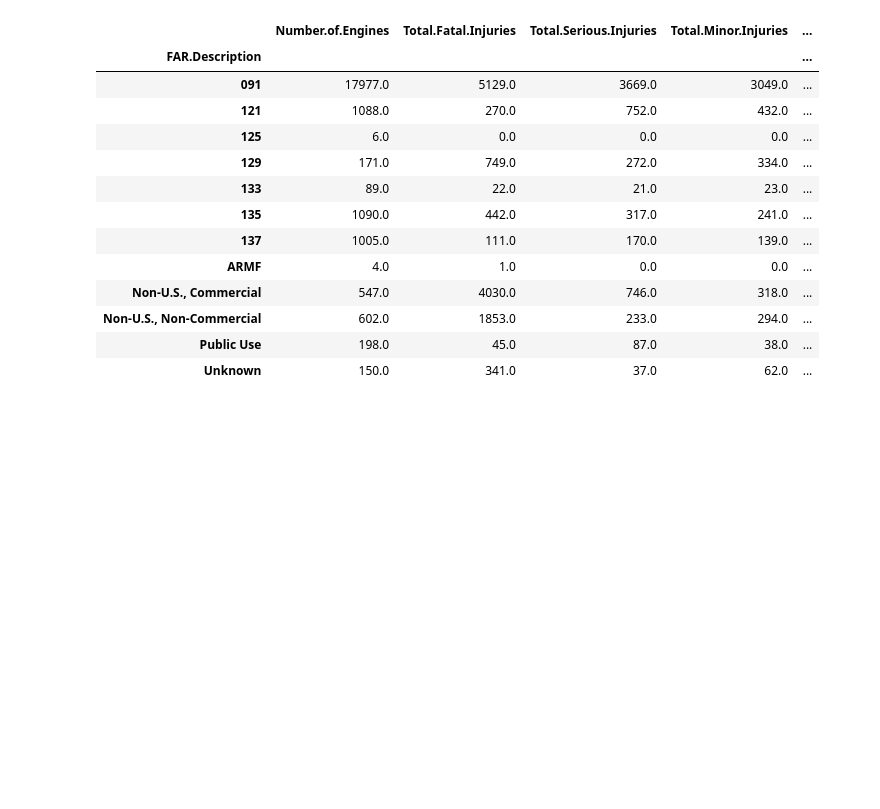
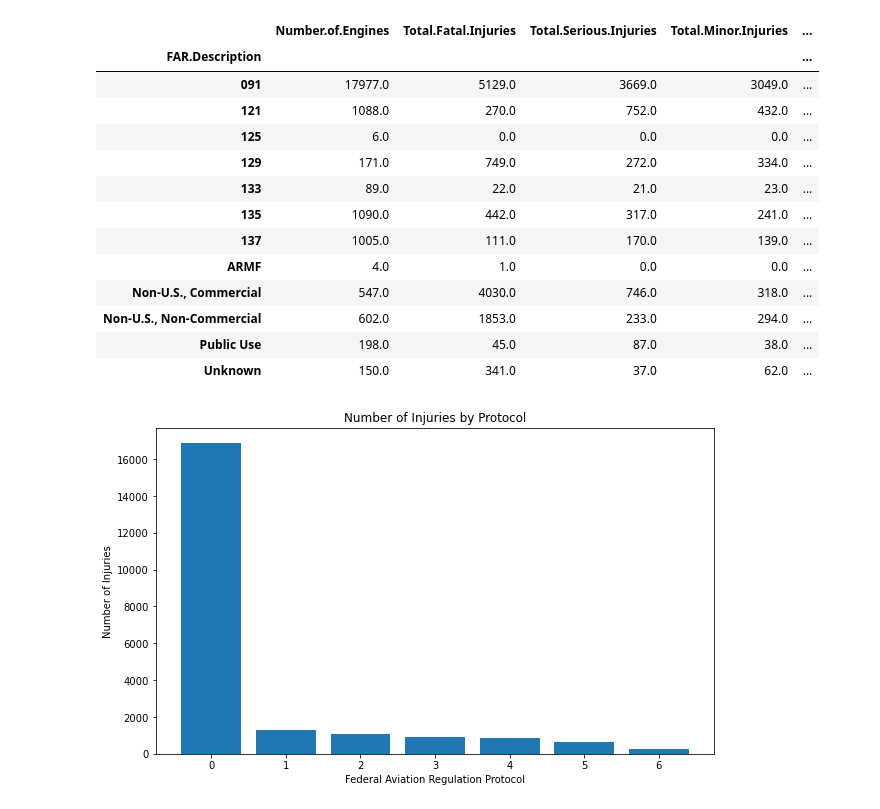
Before and after one commit to m-romanski/Determining-Safest-Aircraft, a Jupyter notebook: Lydia True Scratch.ipynb, the cells around one changed output. Drawn from its saved outputs; the diff is of its cells as text; code cells hidden in the pictures; blank space fills up the shorter version.

```diff
--- a/Lydia True Scratch.ipynb
+++ b/Lydia True Scratch.ipynb
@@ -683,0 +686,15 @@ df.groupby('FAR.Description').sum()
+# %%
+bar_chart_title = 'Number of Injuries by Protocol'
+bar_chart_count_label = 'Number of Injuries'
+bar_chart_series_label = 'Federal Aviation Regulation Protocol'
+
+labels = list(df['Total.Injuries'].value_counts().index[:7])
+values = list(df['FAR.Description'].value_counts()[:7])
+
+figure, ax = plt.subplots(figsize=(10, 6))
+ax.bar(labels, values)
+ax.set_ylabel(bar_chart_count_label)
+ax.set_xlabel(bar_chart_series_label)
+ax.set_title(bar_chart_title);
+# %% [output]
+[figure, added]
```
Also changed, not shown: parts of 10 cells of this notebook.
